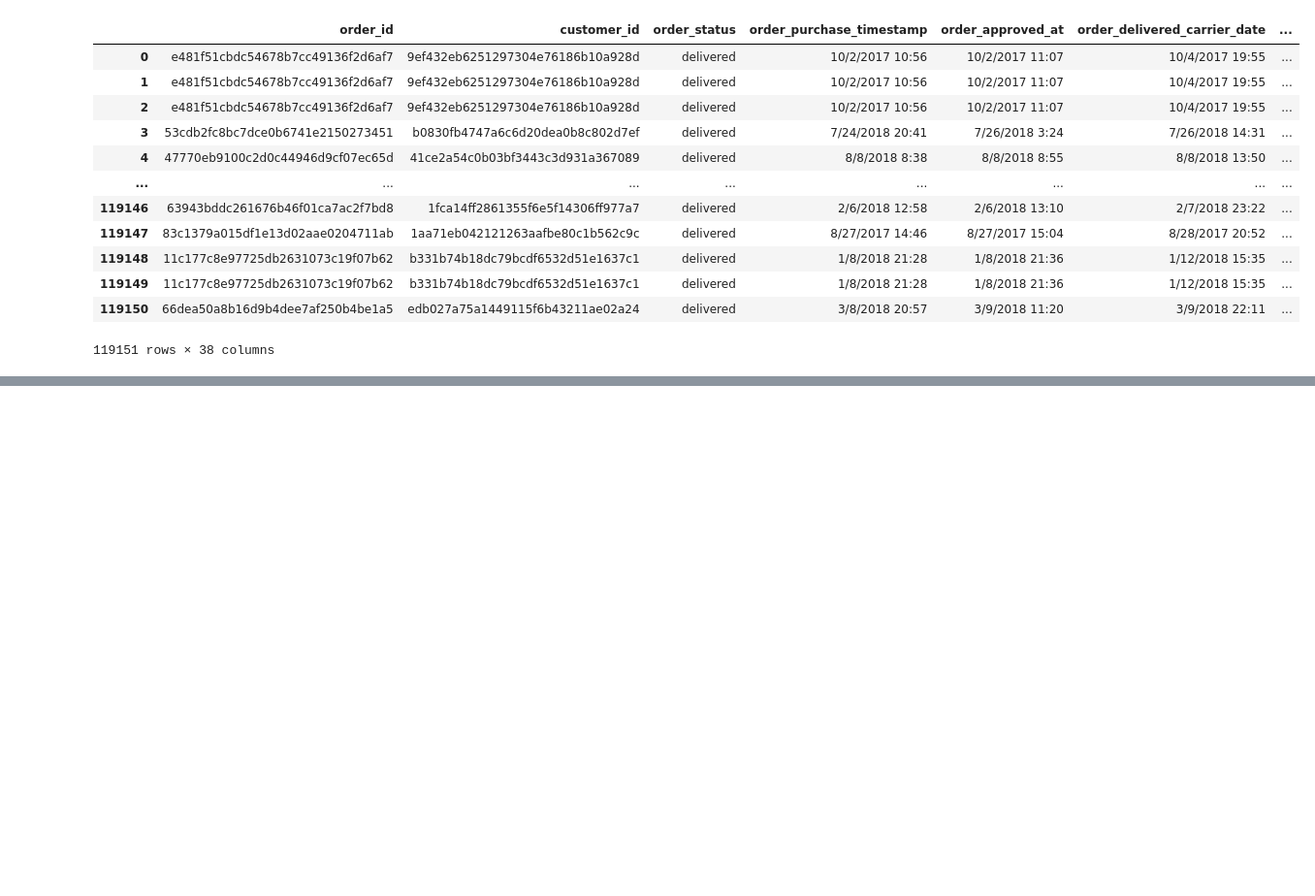
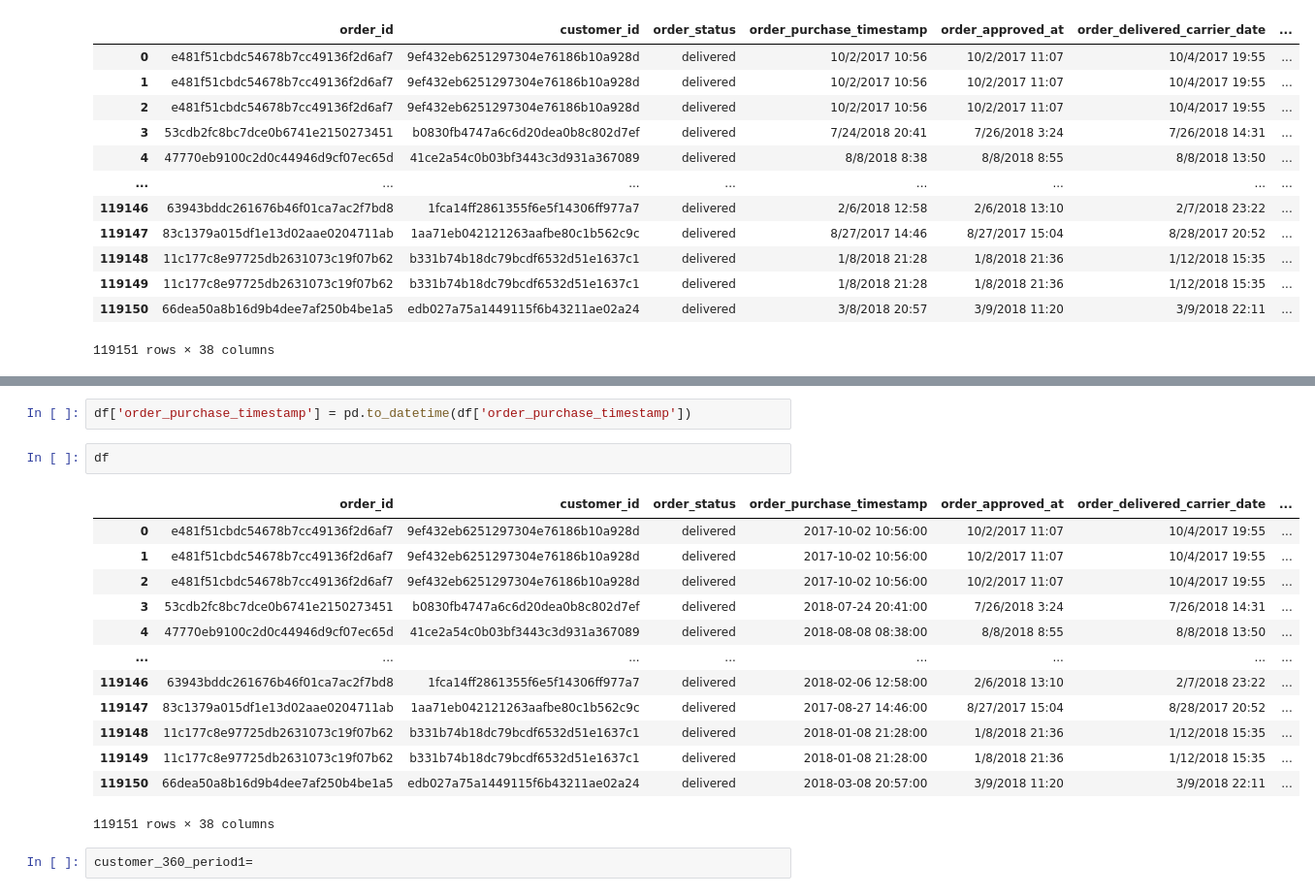
Before and after one commit to Adi46878/Customer-360-Analytics-Churn-Prediction, a Jupyter notebook: Customer_360_Assignment.ipynb, the cells around one changed output, grey strips where cells are left out. Shown at 97% size. Drawn from its saved outputs; the diff is of its cells as text; blank space fills up the shorter version.

Commit message:
created customer 360

```diff
--- a/Customer_360_Assignment.ipynb
+++ b/Customer_360_Assignment.ipynb
@@ -345,0 +408,20 @@ df
+# %%
+df['order_purchase_timestamp'] = pd.to_datetime(df['order_purchase_timestamp'])
+# %%
+df
+# %% [output]
+|  | order_id | customer_id | order_status | order_purchase_timestamp | order_approved_at | order_delivered_carrier_date | ... |
+| 0 | e481f51cbdc54678b7cc49136f2d6af7 | 9ef432eb6251297304e76186b10a928d | delivered | 2017-10-02 10:56:00 | 10/2/2017 11:07 | 10/4/2017 19:55 | ... |
+| 1 | e481f51cbdc54678b7cc49136f2d6af7 | 9ef432eb6251297304e76186b10a928d | delivered | 2017-10-02 10:56:00 | 10/2/2017 11:07 | 10/4/2017 19:55 | ... |
+| 2 | e481f51cbdc54678b7cc49136f2d6af7 | 9ef432eb6251297304e76186b10a928d | delivered | 2017-10-02 10:56:00 | 10/2/2017 11:07 | 10/4/2017 19:55 | ... |
+| 3 | 53cdb2fc8bc7dce0b6741e2150273451 | b0830fb4747a6c6d20dea0b8c802d7ef | delivered | 2018-07-24 20:41:00 | 7/26/2018 3:24 | 7/26/2018 14:31 | ... |
+| 4 | 47770eb9100c2d0c44946d9cf07ec65d | 41ce2a54c0b03bf3443c3d931a367089 | delivered | 2018-08-08 08:38:00 | 8/8/2018 8:55 | 8/8/2018 13:50 | ... |
+| ... | ... | ... | ... | ... | ... | ... | ... |
+| 119146 | 63943bddc261676b46f01ca7ac2f7bd8 | 1fca14ff2861355f6e5f14306ff977a7 | delivered | 2018-02-06 12:58:00 | 2/6/2018 13:10 | 2/7/2018 23:22 | ... |
+| 119147 | 83c1379a015df1e13d02aae0204711ab | 1aa71eb042121263aafbe80c1b562c9c | delivered | 2017-08-27 14:46:00 | 8/27/2017 15:04 | 8/28/2017 20:52 | ... |
+| 119148 | 11c177c8e97725db2631073c19f07b62 | b331b74b18dc79bcdf6532d51e1637c1 | delivered | 2018-01-08 21:28:00 | 1/8/2018 21:36 | 1/12/2018 15:35 | ... |
+| 119149 | 11c177c8e97725db2631073c19f07b62 | b331b74b18dc79bcdf6532d51e1637c1 | delivered | 2018-01-08 21:28:00 | 1/8/2018 21:36 | 1/12/2018 15:35 | ... |
+| 119150 | 66dea50a8b16d9b4dee7af250b4be1a5 | edb027a75a1449115f6b43211ae02a24 | delivered | 2018-03-08 20:57:00 | 3/9/2018 11:20 | 3/9/2018 22:11 | ... |
+119151 rows × 38 columns
+# %%
+customer_360_period1=
```
Also changed, not shown: parts of 5 cells of this notebook.
